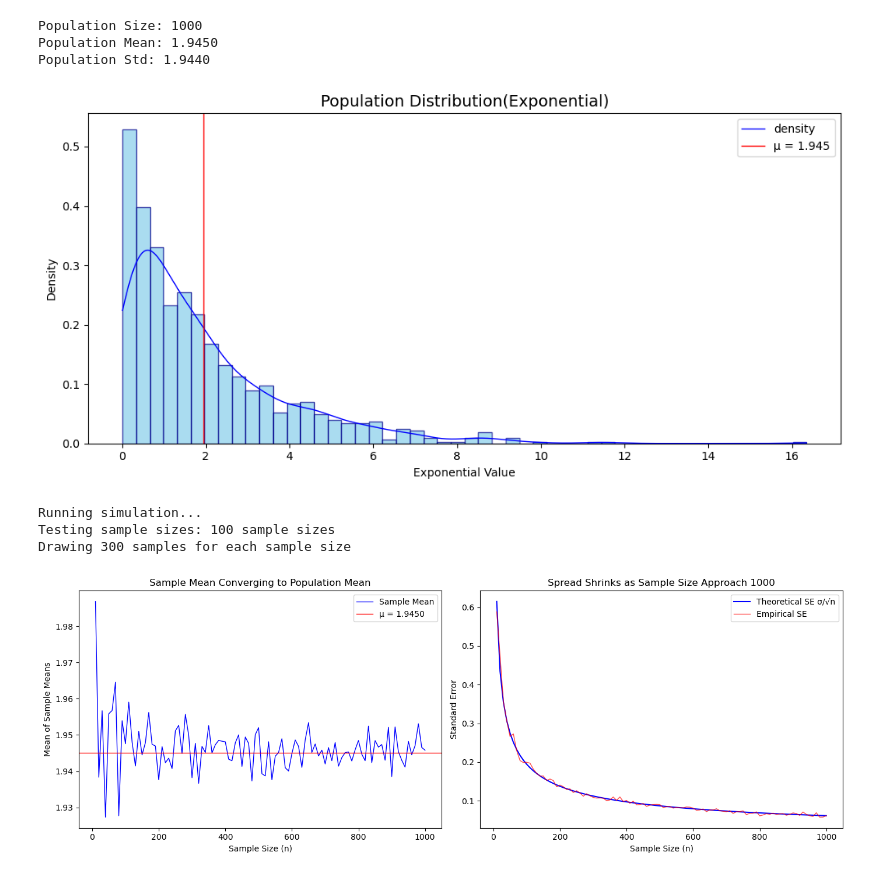
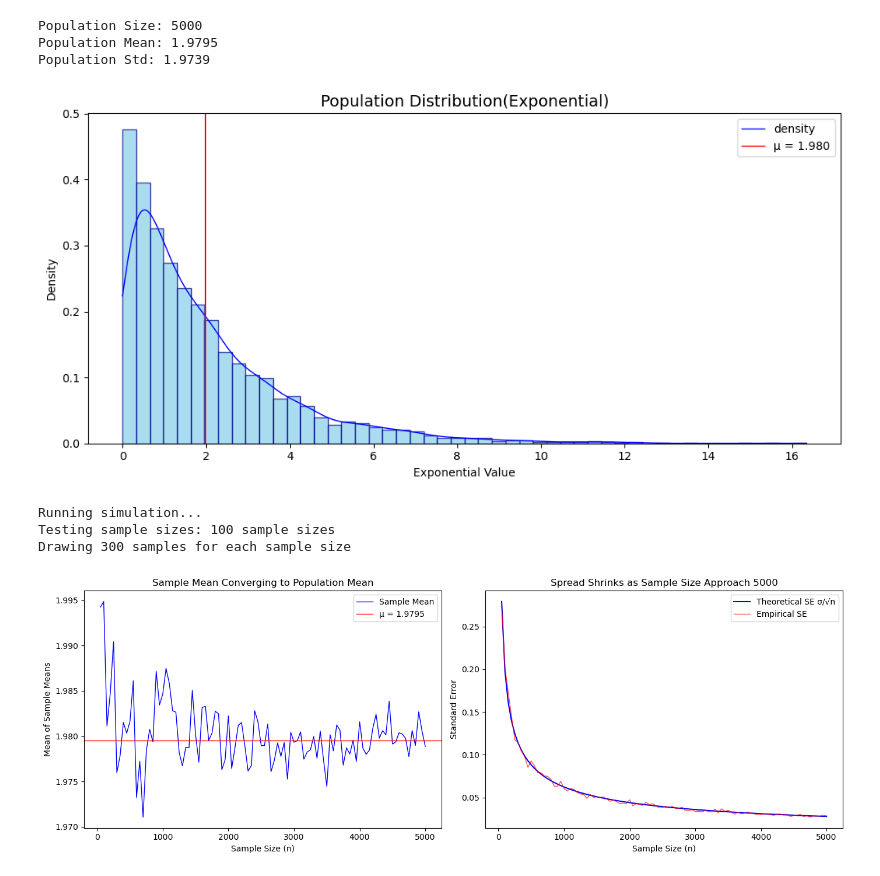
Before and after one commit to Pisocore/law-of-large-numbers-simulation, a Jupyter notebook: notebooks/lln_simulation.ipynb, the cells around one changed output. Drawn from its saved outputs; the diff is of its cells as text; code cells hidden in the pictures.

```diff
--- a/notebooks/lln_simulation.ipynb
+++ b/notebooks/lln_simulation.ipynb
@@ -9,17 +9,17 @@ warnings.filterwarnings('ignore')
 # %%
 #PARAMETERS
-population_size=1000
+population_size=5000
 distribution='exponential'
 scale_beta= 2 #LET SCALE=2 FOR SIMULATION PURPOSES
 n_samples=300 #NUMBER OF SAMPLES DRAWN FROM THE POPULATION
 
-sample_sizes=list( range(10, 1001, 10)) #SAMPLE SIZE FROM 10 TO 1000
+sample_sizes=list( range(50, 5001, 50)) #SAMPLE SIZE FROM 50 TO 5000
 # %%
 #GENERATE THE POPULATION
-np.random.seed(42)
+np.random.seed(42) #RESTRICT THE RANDOM GENERATION FROM CHANGING FOR EVERY RUN
 population= np.random.exponential (scale=scale_beta, size=population_size)
 
-#TRUE POPULATION MEAN
+#TRUE POPULATION PARAMETERS
 population_mean=np.mean(population)
 population_std=np.std(population)
 
@@ -27,23 +27,23 @@ print(f"Population Size: {population_size}")
 print(f"Population Mean: {population_mean:.4f}")
 print(f"Population Std: {population_std:.4f}")
 # %% [output]
-Population Size: 1000
-Population Mean: 1.9450
-Population Std: 1.9440
+Population Size: 5000
+Population Mean: 1.9795
+Population Std: 1.9739
 # %%
-#POPULATION DISTRIBUTION
-fig, ax = plt.subplots(figsize=(10,5))
+#POPULATION DISTRIBUTION (EXPONENTIAL DISTRIBUTION)
+fig, ax = plt.subplots(figsize=(10,5)) #INITIALIZING THE PLOTTING ENVIRONMENT
 
 #HISTOGRAM
-counts, bins, patches = ax.hist(population, bins=50, density=True, alpha=0.7, color='skyblue', edgecolor='darkblue')
+ax.hist(population, bins=50, density=True, alpha=0.7, color='skyblue', edgecolor='darkblue')
 
-#DENSITY LINES
+#DENSITY LINE
 #WE'RE ESTIMATING THE PROBABILITY DENSITY FUNCTION OF THE POPULATION
 #HISTOGRAM SHOWS RAW DATA, KDE SHOWS SMOOTHED VERSION
 #CREATE A KDE FUNCTION FROM THE POPULATION
 kde=gaussian_kde(population)
 #WE'RE ESTIMATING THE PROBABILITY DENSITY FUNCTION OF THE X_VALUES
-x_range=np.linspace(population.min(), population.max(), 1000)
+x_range=np.linspace(population.min(), population.max(), 5000)
 ax.plot(x_range, kde(x_range), 'r-', linewidth=1, label='density', color='blue')
 
 
@@ -59,7 +59,7 @@ ax.legend()
 plt.savefig('../outputs/figures/population_distribution.png', dpi=150, bbox_inches='tight')
 plt.show()
 # %% [output]
-[figure, old version]
+[figure, new version]
 # %%
 #RUN SIMULATION
 print("Running simulation...")
@@ -92,28 +92,28 @@ Drawing 300 samples for each sample size
 # %%
 #CONVERGENCE PLOT
 fig, (ax1, ax2)=plt.subplots(1,2, figsize=(14,5))
 
 #PLOT1: SAMPLE MEAN CONVERGENCE TO TRUE POPULATION MEAN (μ)
 ax1.plot(sample_sizes, sample_means,  'b-', linewidth=1, label='Sample Mean')
 ax1.axhline(population_mean, color='red', linewidth=1, label=f'μ = {population_mean:.4f}')
 ax1.set_title('Sample Mean Converging to Population Mean')
 ax1.set_xlabel('Sample Size (n)')
 ax1.set_ylabel('Mean of Sample Means')
 
 #PLOT2: STANDARD ERROR DECAYS
 ax2.plot(sample_sizes, theoretical_errors, 'g-', linewidth=1.5, label='Theoretical SE σ/√n', color='blue')
 ax2.plot(sample_sizes,  empirical_errors, linewidth=1, label='Empirical SE', alpha=0.7, color='red')
 
 ax2.set_xlabel('Sample Size (n)')
 ax2.set_ylabel('Standard Error')
-ax2.set_title('Spread Shrinks as Sample Size Approach 1000')
+ax2.set_title('Spread Shrinks as Sample Size Approach 5000')
 
 plt.tight_layout()
 ax1.legend()
 ax2.legend()
 plt.savefig('../outputs/figures/convergence.png', dpi=150, bbox_inches='tight')
 plt.show()
 # %% [output]
-[figure, old version]
+[figure, new version]
 # %%
 #ANIMATION
```
Also changed, not shown: parts of 2 cells of this notebook, 5 other files.
